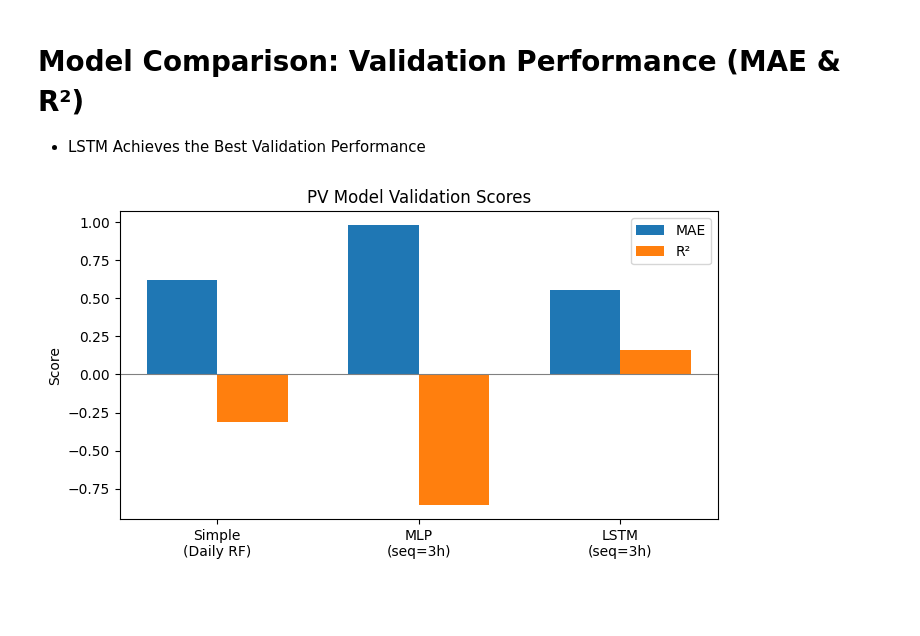
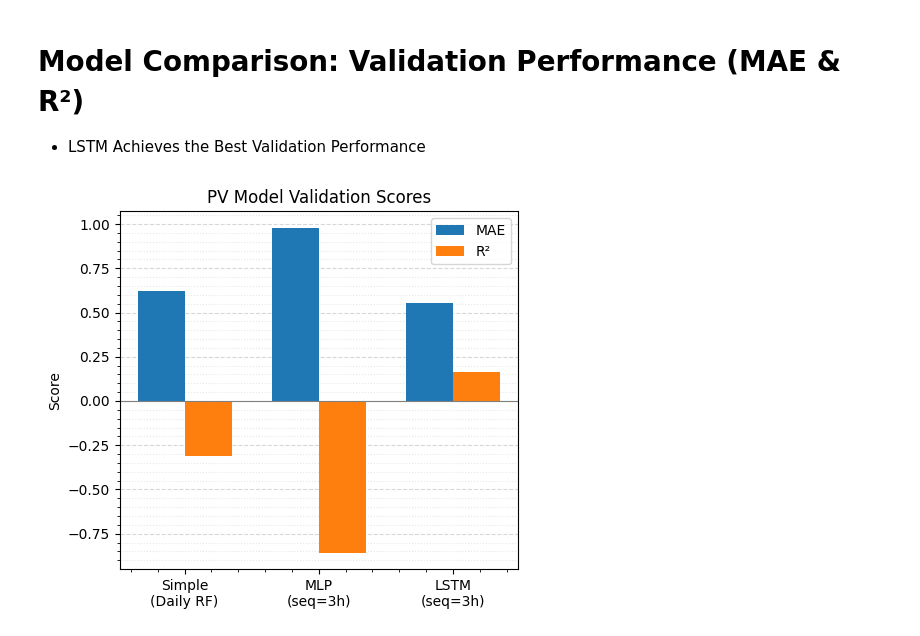
Before and after one commit to marndr/solvion-nasa-space-apps-2025, a Jupyter notebook: notebook.ipynb, the cells around one changed output. Saved outputs shown, nothing was run; the diff lists cells and outputs as text; code cells hidden in the pictures; blank space fills up the shorter version.

```diff
--- a/notebook.ipynb
+++ b/notebook.ipynb
@@ -1038,25 +1055,32 @@ MAE=0.555  R2=0.163  (n=71)
 # Model Comparison: Validation Performance (MAE & R²)
 
 - LSTM Achieves the Best Validation Performance
-# %%
-import matplotlib.pyplot as plt
-import numpy as np
-
-models = ["Simple\n(Daily RF)", "MLP\n(seq=3h)", "LSTM\n(seq=3h)"]
-mae = [0.622, 0.980, 0.555]
-r2  = [-0.311, -0.858, 0.163]
-
-x = np.arange(len(models))
-w = 0.35
-
-fig, ax1 = plt.subplots(1, 1, figsize=(7,4))
-ax1.bar(x - w/2, mae, width=w, label="MAE")
-ax1.bar(x + w/2, r2,  width=w, label="R²")
-ax1.set_xticks(x); ax1.set_xticklabels(models)
-ax1.set_ylabel("Score")
-ax1.set_title("PV Model Validation Scores")
-ax1.axhline(0, color="gray", lw=0.8)
-ax1.legend()
-plt.tight_layout(); plt.show()
-# %% [output]
-[figure, removed]
+# %%
+import matplotlib.pyplot as plt
+import numpy as np
+
+models = ["Simple\n(Daily RF)", "MLP\n(seq=3h)", "LSTM\n(seq=3h)"]
+mae = [0.622, 0.980, 0.555]
+r2  = [-0.311, -0.858, 0.163]
+
+x = np.arange(len(models))
+w = 0.35
+
+fig, ax1 = plt.subplots(1, 1, figsize=(5.0,4.5))
+ax1.bar(x - w/2, mae, width=w, label="MAE")
+ax1.bar(x + w/2, r2,  width=w, label="R²")
+ax1.set_xticks(x); ax1.set_xticklabels(models)
+ax1.set_ylabel("Score")
+ax1.set_title("PV Model Validation Scores")
+ax1.axhline(0, color="gray", lw=0.8)
+
+# --- grid ---
+ax1.set_axisbelow(True)                 # grid behind bars
+ax1.grid(True, which="major", axis="y", linestyle="--", alpha=0.5)
+ax1.minorticks_on()
+ax1.grid(True, which="minor", axis="y", linestyle=":", alpha=0.3)
+
+ax1.legend()
+plt.tight_layout(); plt.savefig("reports/model_comparison.png"); plt.show()
+# %% [output]
+[figure, added]
```
Also changed, not shown: parts of 4 cells of this notebook.
